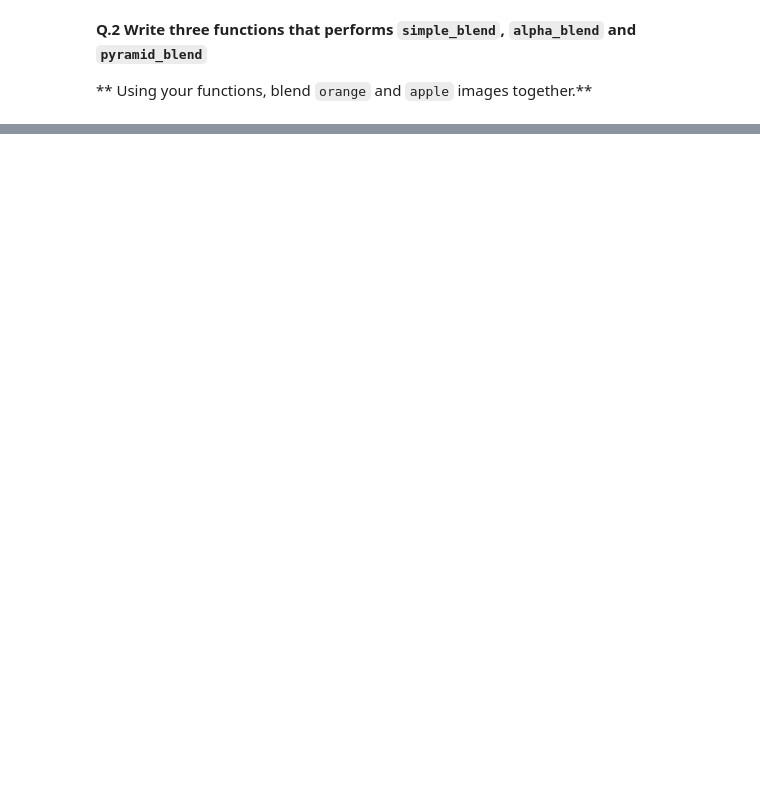
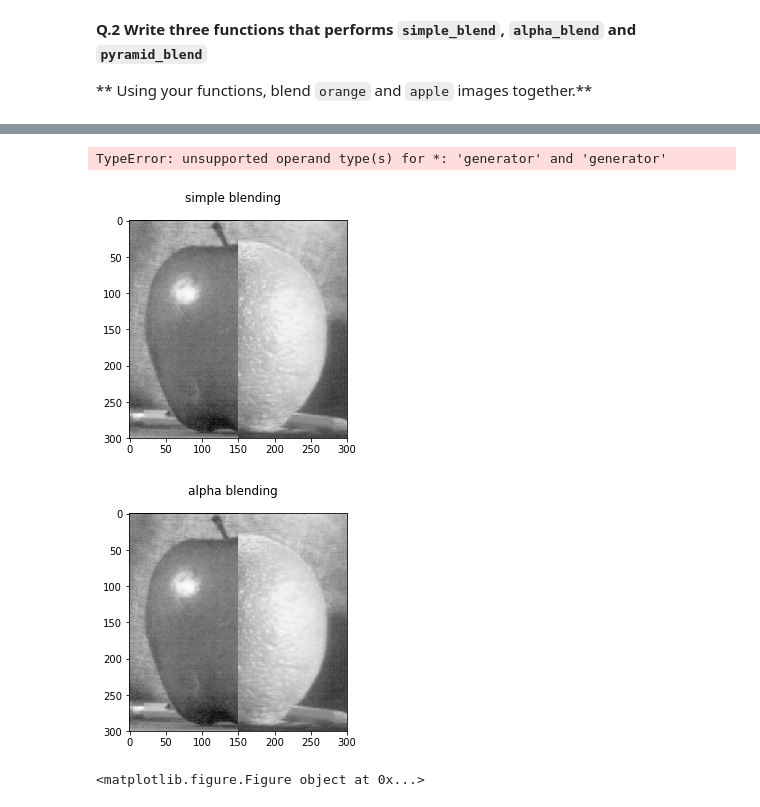
Before and after one commit to faridba/B31XB-IIP-TP-1718, a Jupyter notebook: 3-interpolation-blending/3-interpolation-blending.ipynb, the cells around one changed output, grey strips where cells are left out. Cells and saved outputs as stored; diff of their text form; code cells hidden in the pictures; blank space fills up the shorter version.

```diff
--- a/3-interpolation-blending/3-interpolation-blending.ipynb
+++ b/3-interpolation-blending/3-interpolation-blending.ipynb
@@ -99,0 +117,30 @@ NameError: name 'matplotlib' is not defined
+# %%
+#i = blending(img_lena_float,img_lena_float, 'simple blending')
+img_name_1 = 'apple.jpeg'
+img_apple = io.imread(img_path.__add__(img_name_1),as_grey=True)
+img_name_2 = 'orange.jpeg'
+img_orange = io.imread(img_path.__add__(img_name_2),as_grey=True)
+img_apple_float = img_as_float(img_apple)
+img_orange_float = img_as_float(img_orange)
+
+#Simple blending
+img_blend_1 = simple_blend(img_apple_float, img_orange_float)
+plt.imshow(img_blend_1,cmap = cm.Greys_r)
+plt.suptitle('simple blending')
+plt.figure()
+
+#Alpha blending
+img_blend_2 = alpha_blend(img_apple_float, img_orange_float, 25)
+plt.imshow(img_blend_2,cmap = cm.Greys_r)
+plt.suptitle('alpha blending')
+plt.figure()
+
+#Pyramid blending
+img_blend_3 = pyramid_blend(img_apple_float, img_orange_float)
+plt.imshow(img_blend_3,cmap = cm.Greys_r)
+plt.suptitle('pyramid blending')
+# %% [output]
+TypeError: unsupported operand type(s) for *: 'generator' and 'generator'
+[figure, added]
+[figure, added]
+<matplotlib.figure.Figure object at 0x...>
```
Also changed, not shown: parts of 6 cells of this notebook.
